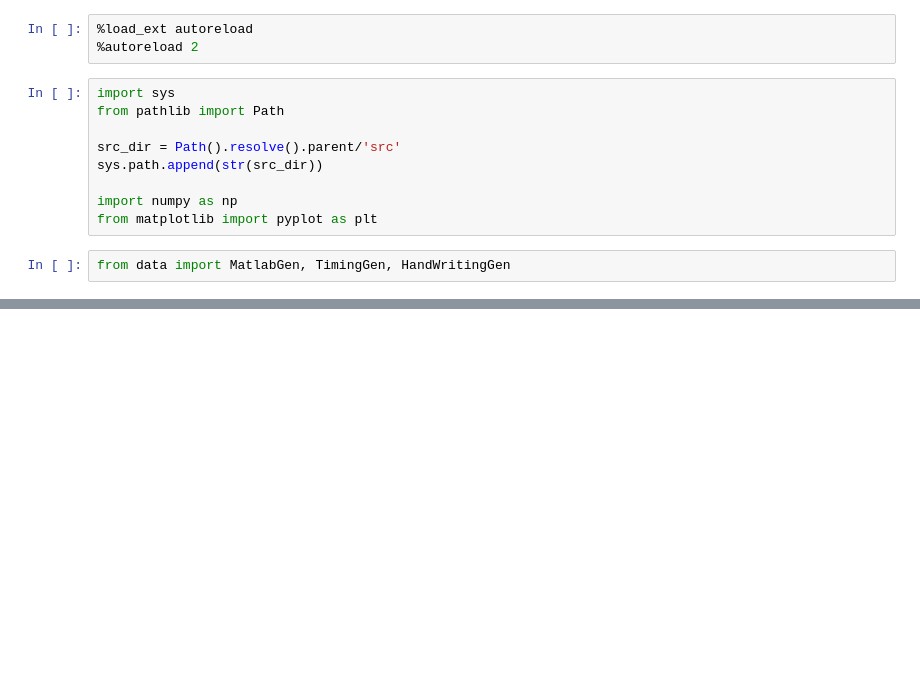
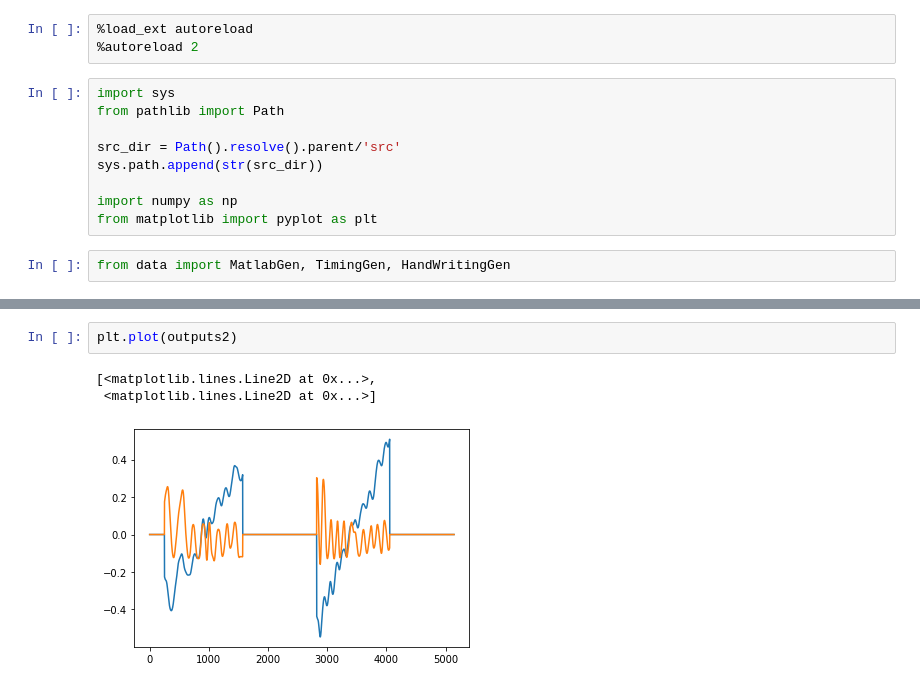
Before and after one commit to Don1Choume/innatetree, a Jupyter notebook: notebooks/DataTypeTest.ipynb, the cells around one changed output, grey strips where cells are left out. Cells and saved outputs as stored; diff of their text form; blank space fills up the shorter version.

```diff
--- a/notebooks/DataTypeTest.ipynb
+++ b/notebooks/DataTypeTest.ipynb
@@ -41,0 +45,6 @@ array([[[0., 0., 0., ..., 0., 0., 0.],
+# %%
+plt.plot(outputs2)
+# %% [output]
+[<matplotlib.lines.Line2D at 0x...>,
+ <matplotlib.lines.Line2D at 0x...>]
+[figure, added]
```
Also changed, not shown: parts of 7 cells of this notebook, 3 other files.
